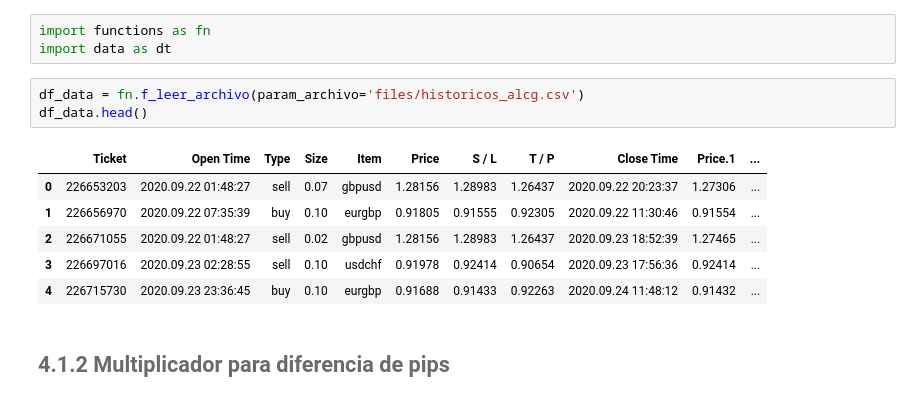
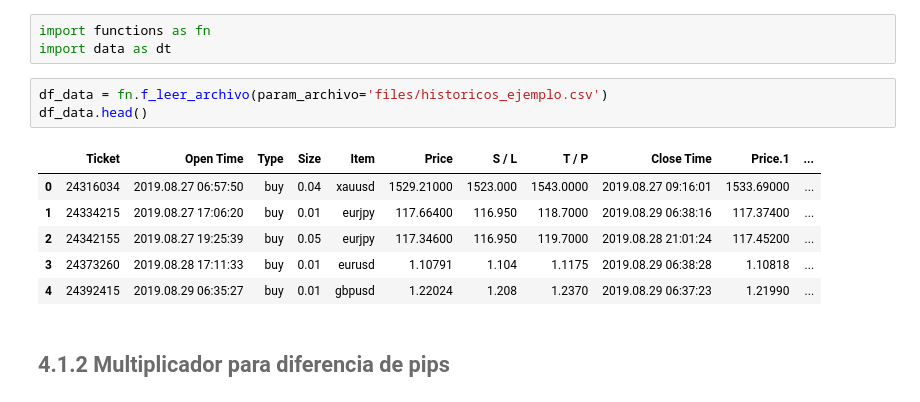
Before and after one commit to lizette98/myst_equipo8_lab3, a Jupyter notebook: notebook.ipynb, the cells around one changed output. Saved outputs shown, nothing was run; the diff lists cells and outputs as text.

```diff
--- a/notebook.ipynb
+++ b/notebook.ipynb
@@ -97,15 +97,15 @@ Dentro de estos históricos se muestra la información de cada operación, la fe
 import functions as fn
 import data as dt
 # %%
-df_data = fn.f_leer_archivo(param_archivo='files/historicos_alcg.csv')
+df_data = fn.f_leer_archivo(param_archivo='files/historicos_ejemplo.csv')
 df_data.head()
 # %% [output]
 |  | Ticket | Open Time | Type | Size | Item | Price | S / L | T / P | Close Time | Price.1 | ... |
-| 0 | 226653203 | 2020.09.22 01:48:27 | sell | 0.07 | gbpusd | 1.28156 | 1.28983 | 1.26437 | 2020.09.22 20:23:37 | 1.27306 | ... |
-| 1 | 226656970 | 2020.09.22 07:35:39 | buy | 0.10 | eurgbp | 0.91805 | 0.91555 | 0.92305 | 2020.09.22 11:30:46 | 0.91554 | ... |
-| 2 | 226671055 | 2020.09.22 01:48:27 | sell | 0.02 | gbpusd | 1.28156 | 1.28983 | 1.26437 | 2020.09.23 18:52:39 | 1.27465 | ... |
-| 3 | 226697016 | 2020.09.23 02:28:55 | sell | 0.10 | usdchf | 0.91978 | 0.92414 | 0.90654 | 2020.09.23 17:56:36 | 0.92414 | ... |
-| 4 | 226715730 | 2020.09.23 23:36:45 | buy | 0.10 | eurgbp | 0.91688 | 0.91433 | 0.92263 | 2020.09.24 11:48:12 | 0.91432 | ... |
+| 0 | 24316034 | 2019.08.27 06:57:50 | buy | 0.04 | xauusd | 1529.21000 | 1523.000 | 1543.0000 | 2019.08.27 09:16:01 | 1533.69000 | ... |
+| 1 | 24334215 | 2019.08.27 17:06:20 | buy | 0.01 | eurjpy | 117.66400 | 116.950 | 118.7000 | 2019.08.29 06:38:16 | 117.37400 | ... |
+| 2 | 24342155 | 2019.08.27 19:25:39 | buy | 0.05 | eurjpy | 117.34600 | 116.950 | 119.7000 | 2019.08.28 21:01:24 | 117.45200 | ... |
+| 3 | 24373260 | 2019.08.28 17:11:33 | buy | 0.01 | eurusd | 1.10791 | 1.104 | 1.1175 | 2019.08.29 06:38:28 | 1.10818 | ... |
+| 4 | 24392415 | 2019.08.29 06:35:27 | buy | 0.01 | gbpusd | 1.22024 | 1.208 | 1.2370 | 2019.08.29 06:37:23 | 1.21990 | ... |
 # %% [markdown]
 ## <font color= #6B6B6B> <font size = 4.5> 4.1.2 Multiplicador para diferencia de pips </font>
 # %% [markdown]
```
Also changed, not shown: parts of 7 cells of this notebook, 5 other files.
